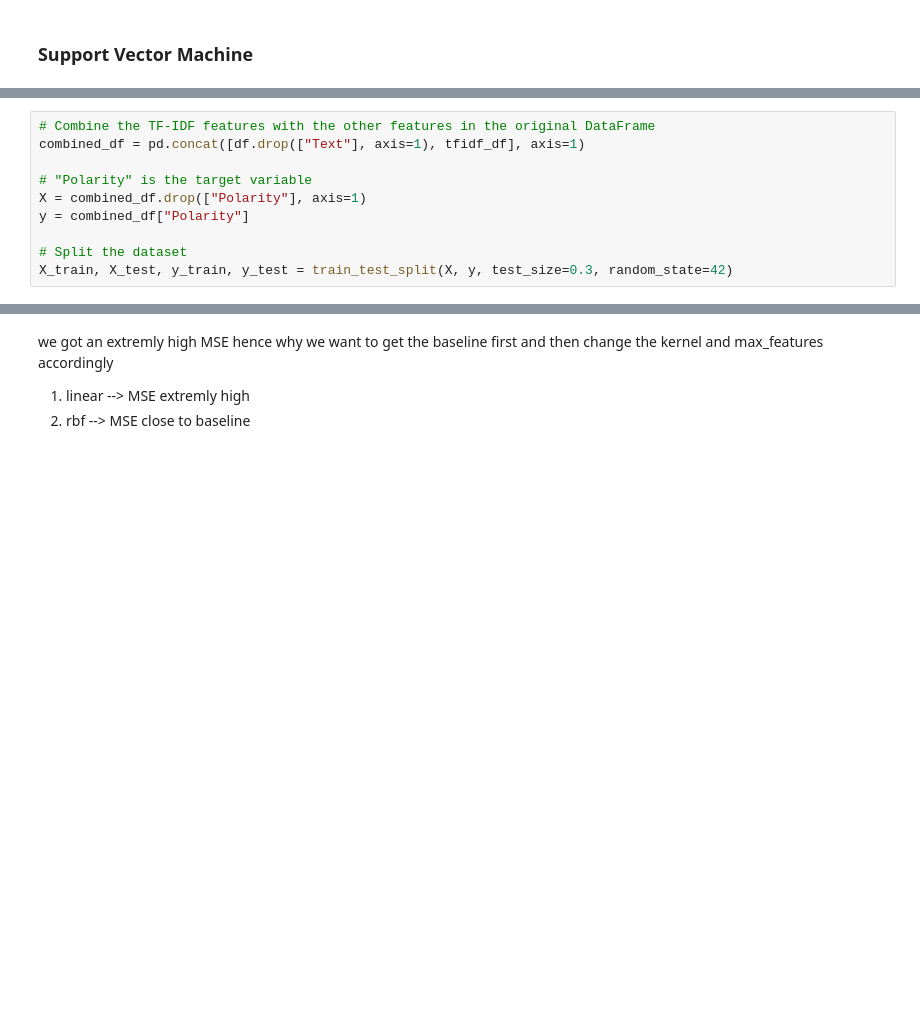
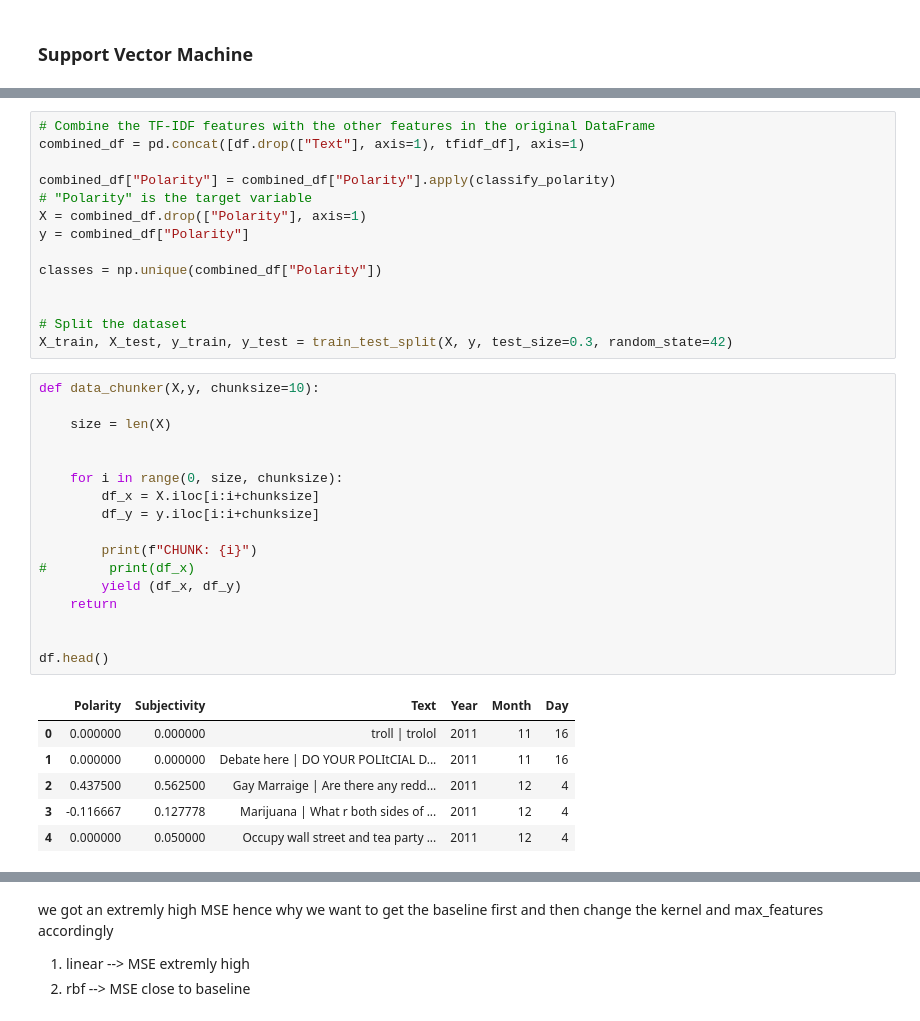
Before and after one commit to troniixx/DataScienceProject, a Jupyter notebook: Event Impact Analysis/event_impact.ipynb, the cells around one changed output, grey strips where cells are left out. Saved outputs shown, nothing was run; the diff lists cells and outputs as text; blank space fills up the shorter version.

```diff
--- a/Event Impact Analysis/event_impact.ipynb
+++ b/Event Impact Analysis/event_impact.ipynb
@@ -371,10 +402,38 @@ tfidf_df = pd.DataFrame(tfidf_matrix.toarray(), columns=vectorizer.get_feature_n
 # Combine the TF-IDF features with the other features in the original DataFrame
 combined_df = pd.concat([df.drop(["Text"], axis=1), tfidf_df], axis=1)
 
+combined_df["Polarity"] = combined_df["Polarity"].apply(classify_polarity)
 # "Polarity" is the target variable
 X = combined_df.drop(["Polarity"], axis=1)
 y = combined_df["Polarity"]
 
+classes = np.unique(combined_df["Polarity"])
+
+
 # Split the dataset
 X_train, X_test, y_train, y_test = train_test_split(X, y, test_size=0.3, random_state=42)
+# %%
+def data_chunker(X,y, chunksize=10):
+
+    size = len(X)
+
+
+    for i in range(0, size, chunksize):
+        df_x = X.iloc[i:i+chunksize]
+        df_y = y.iloc[i:i+chunksize]
+
+        print(f"CHUNK: {i}")
+#        print(df_x)
+        yield (df_x, df_y)
+    return
+
+
+df.head()
+# %% [output]
+|  | Polarity | Subjectivity | Text | Year | Month | Day |
+| 0 | 0.000000 | 0.000000 | troll | trolol | 2011 | 11 | 16 |
+| 1 | 0.000000 | 0.000000 | Debate here | DO YOUR POLItCIAL D... | 2011 | 11 | 16 |
+| 2 | 0.437500 | 0.562500 | Gay Marraige | Are there any redd... | 2011 | 12 | 4 |
+| 3 | -0.116667 | 0.127778 | Marijuana | What r both sides of ... | 2011 | 12 | 4 |
+| 4 | 0.000000 | 0.050000 | Occupy wall street and tea party ... | 2011 | 12 | 4 |
 # %%
```
Also changed, not shown: parts of 9 cells of this notebook.
